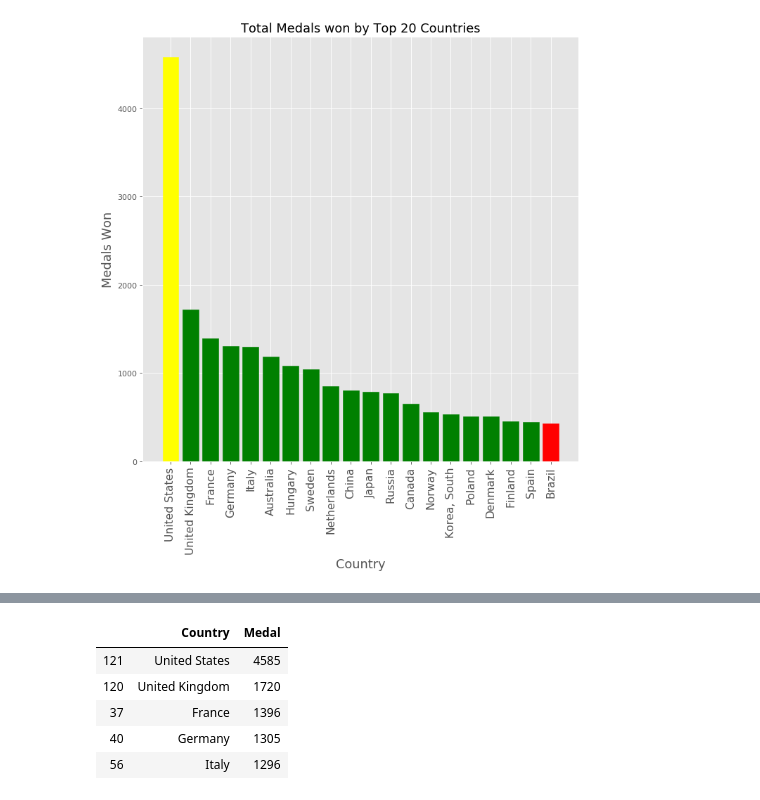
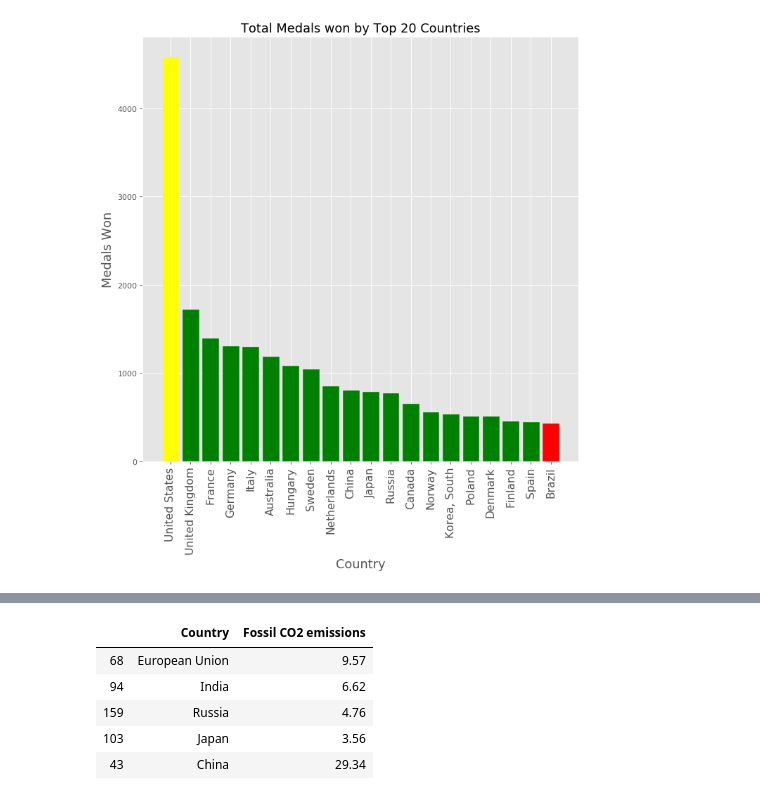
Before and after one commit to gk22aan/Applied-Data-Science-1--Assingment-1, a Jupyter notebook: Assingment_ADS_1.ipynb, the cells around one changed output, grey strips where cells are left out. Saved outputs shown, nothing was run; the diff lists cells and outputs as text; code cells hidden in the pictures.

```diff
--- a/Assingment_ADS_1.ipynb
+++ b/Assingment_ADS_1.ipynb
@@ -263,9 +266,0 @@ Total_Olympics_Medals = Total_Olympics_Medals.head(5)
-# %%
-Total_Olympics_Medals
-# %% [output]
-|  | Country | Medal |
-| 121 | United States | 4585 |
-| 120 | United Kingdom | 1720 |
-| 37 | France | 1396 |
-| 40 | Germany | 1305 |
-| 56 | Italy | 1296 |
@@ -274,3 +267,13 @@ Total_Olympics_Medals
+# %%
+Carbon_Emission_Data_final['Fossil CO2 emissions'] = pd.to_numeric(Carbon_Emission_Data_final['Fossil CO2 emissions'].str[:-1].astype('float64'))
+Carbon_Emission_Data_final
+# %% [output]
+|  | Country | Fossil CO2 emissions |
+| 68 | European Union | 9.57 |
+| 94 | India | 6.62 |
+| 159 | Russia | 4.76 |
+| 103 | Japan | 3.56 |
+| 43 | China | 29.34 |
 # %%
 #ax1 = plt.subplot(121, aspect='equal')
 fig3=plt.figure(figsize=(10, 10), dpi= 80, facecolor='w', edgecolor='blue')
```
Also changed, not shown: parts of 10 cells of this notebook.
